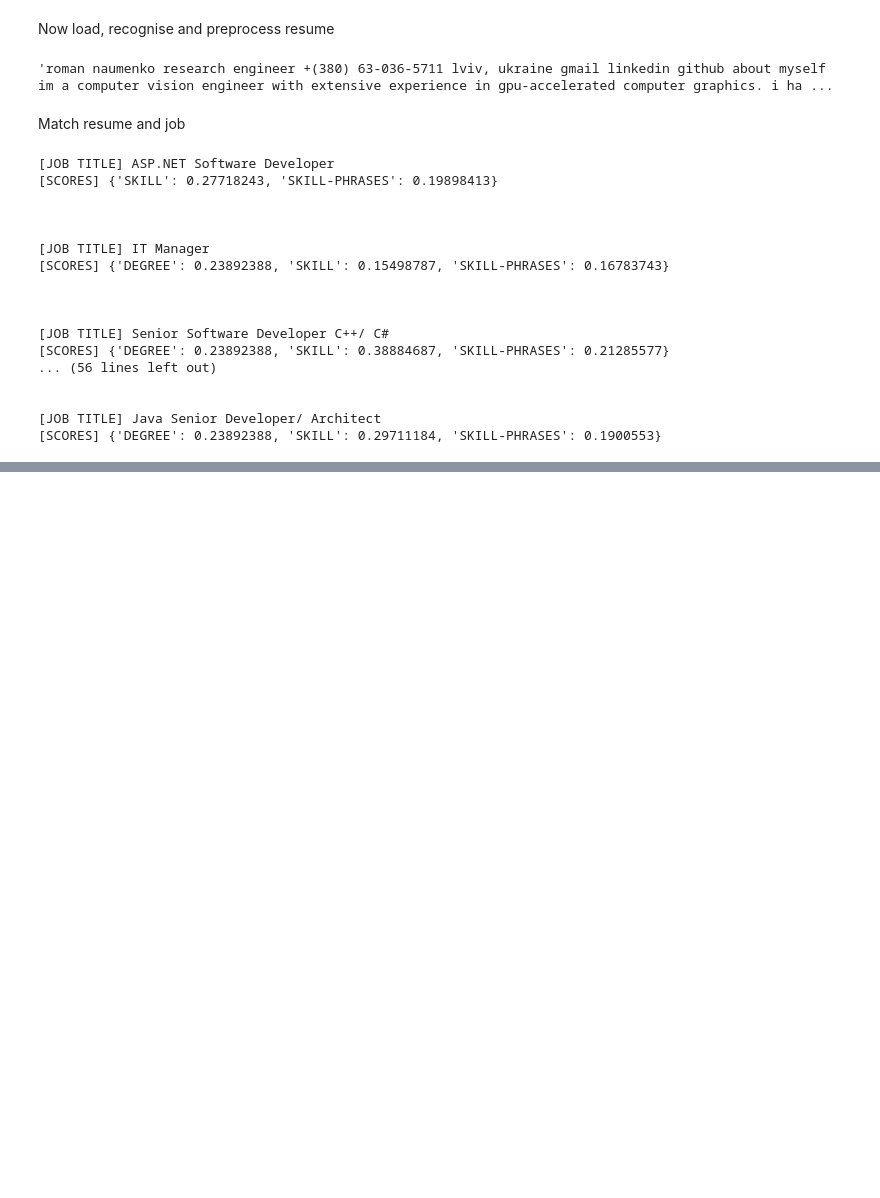
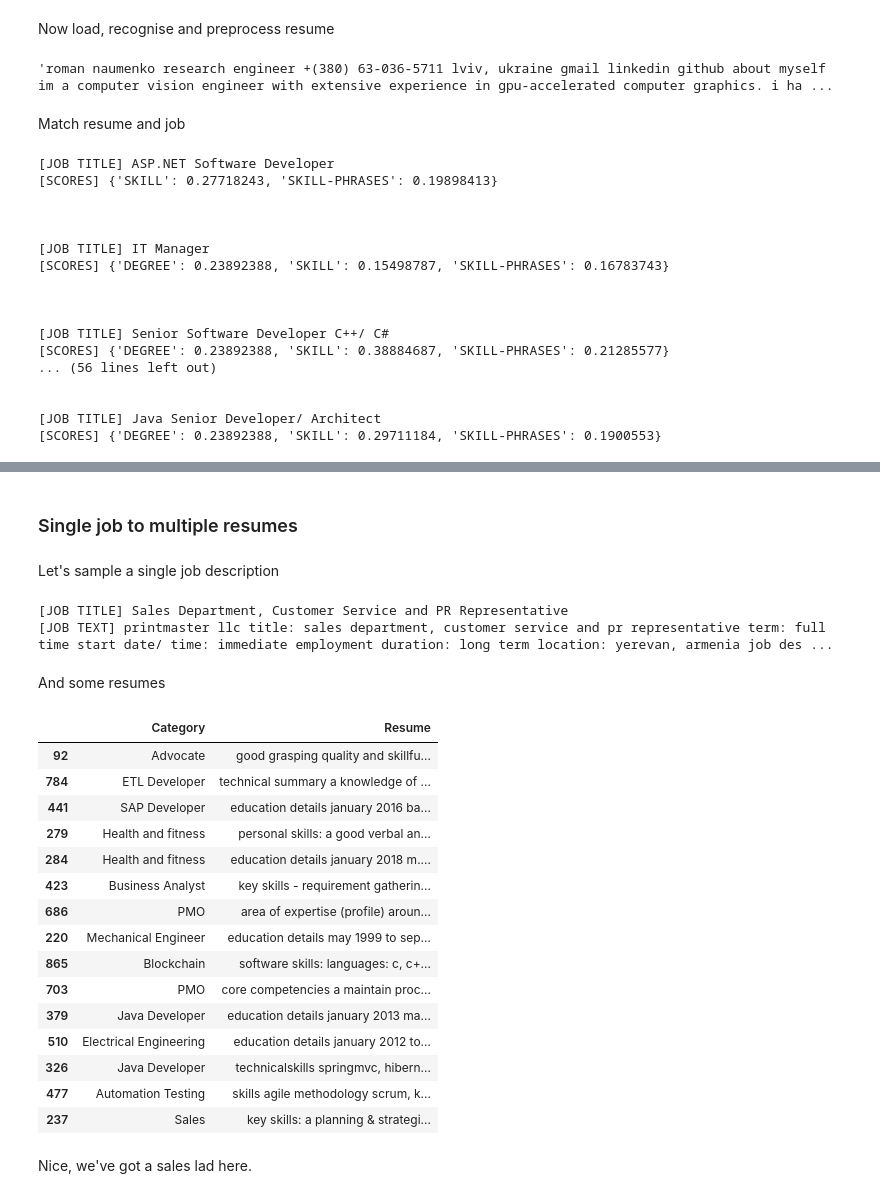
Before and after one commit to Raspy-Py/AutomatedResumeScreening, a Jupyter notebook: dev.ipynb, the cells around one changed output, grey strips where cells are left out. Saved outputs shown, nothing was run; the diff lists cells and outputs as text; code cells hidden in the pictures; blank space fills up the shorter version.

Commit message:
Implemented dufferent scoring strategies and tested on multiple examples.

```diff
--- a/dev.ipynb
+++ b/dev.ipynb
@@ -738,0 +797,41 @@ scores shape\dtype: (26, 30)|float32
+# %% [markdown]
+### Single job to multiple resumes
+# %% [markdown]
+Let's sample a single job description
+# %%
+single_job_sample = jobs_df.sample(1)
+job_text = single_job_sample["jobpost"].iloc[0]
+job_text = text_preprocessor.normalize(job_text)
+job_title = single_job_sample["Title"].iloc[0]
+
+print(f"[JOB TITLE] {job_title}")
+print(f"[JOB TEXT] {job_text}")
+# %% [output]
+[JOB TITLE] Sales Department, Customer Service and PR Representative
+[JOB TEXT] printmaster llc title: sales department, customer service and pr representative term: full time start date/ time: immediate employment duration: long term location: yerevan, armenia job des ...
+# %% [markdown]
+And some resumes
+# %%
+sample_size = 15
+resumes_sample_df = resumes_df.sample(sample_size)
+resumes_sample_df["Resume"] = resumes_sample_df["Resume"].apply(text_preprocessor.normalize)
+resumes_sample_df
+# %% [output]
+|  | Category | Resume |
+| 92 | Advocate | good grasping quality and skillfu... |
+| 784 | ETL Developer | technical summary a knowledge of ... |
+| 441 | SAP Developer | education details january 2016 ba... |
+| 279 | Health and fitness | personal skills: a good verbal an... |
+| 284 | Health and fitness | education details january 2018 m.... |
+| 423 | Business Analyst | key skills - requirement gatherin... |
+| 686 | PMO | area of expertise (profile) aroun... |
+| 220 | Mechanical Engineer | education details may 1999 to sep... |
+| 865 | Blockchain | software skills: languages: c, c+... |
+| 703 | PMO | core competencies a maintain proc... |
+| 379 | Java Developer | education details january 2013 ma... |
+| 510 | Electrical Engineering | education details january 2012 to... |
+| 326 | Java Developer | technicalskills springmvc, hibern... |
+| 477 | Automation Testing | skills agile methodology scrum, k... |
+| 237 | Sales | key skills: a planning & strategi... |
+# %% [markdown]
+Nice, we've got a sales lad here.
```
Also changed, not shown: parts of 8 cells of this notebook.
